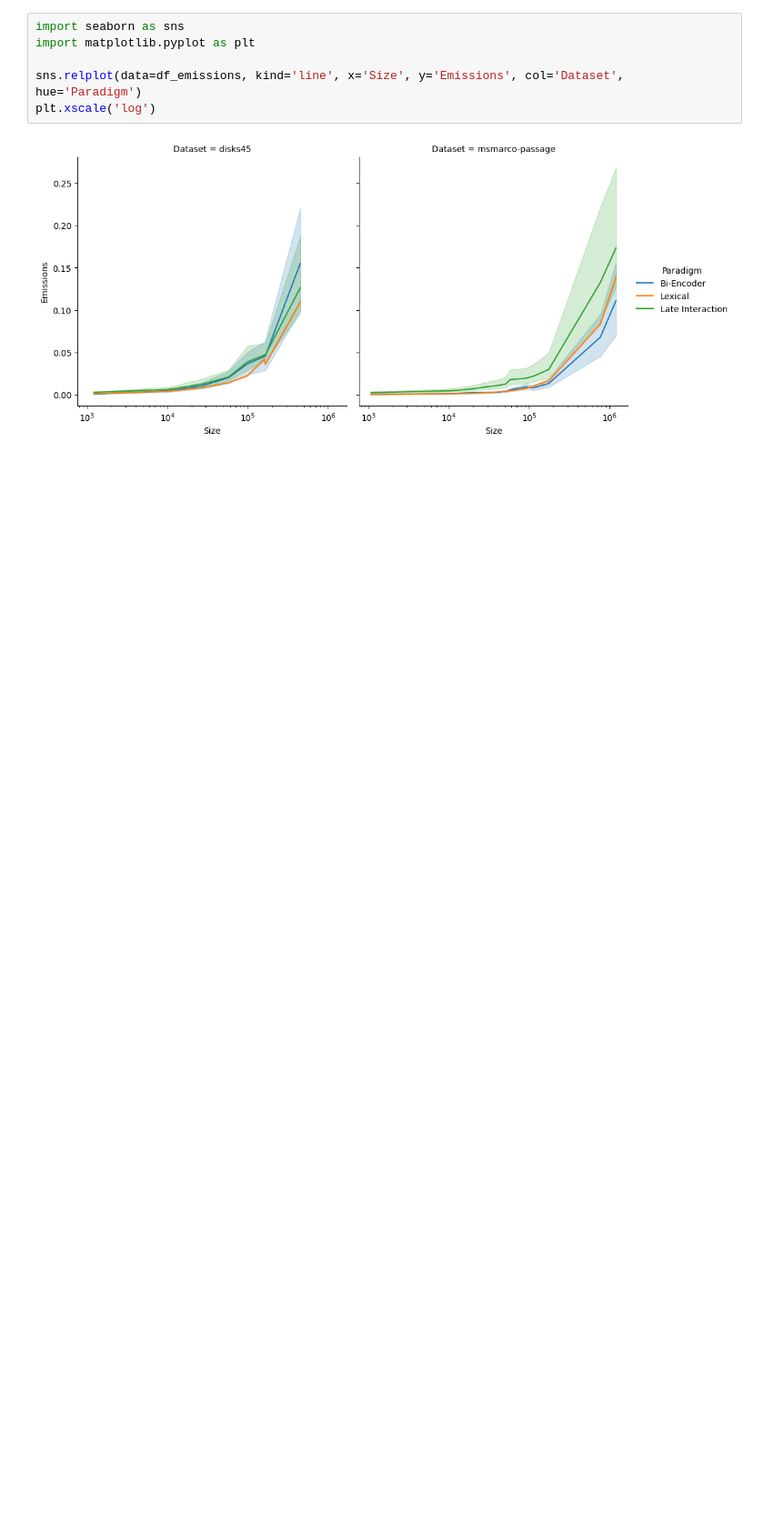
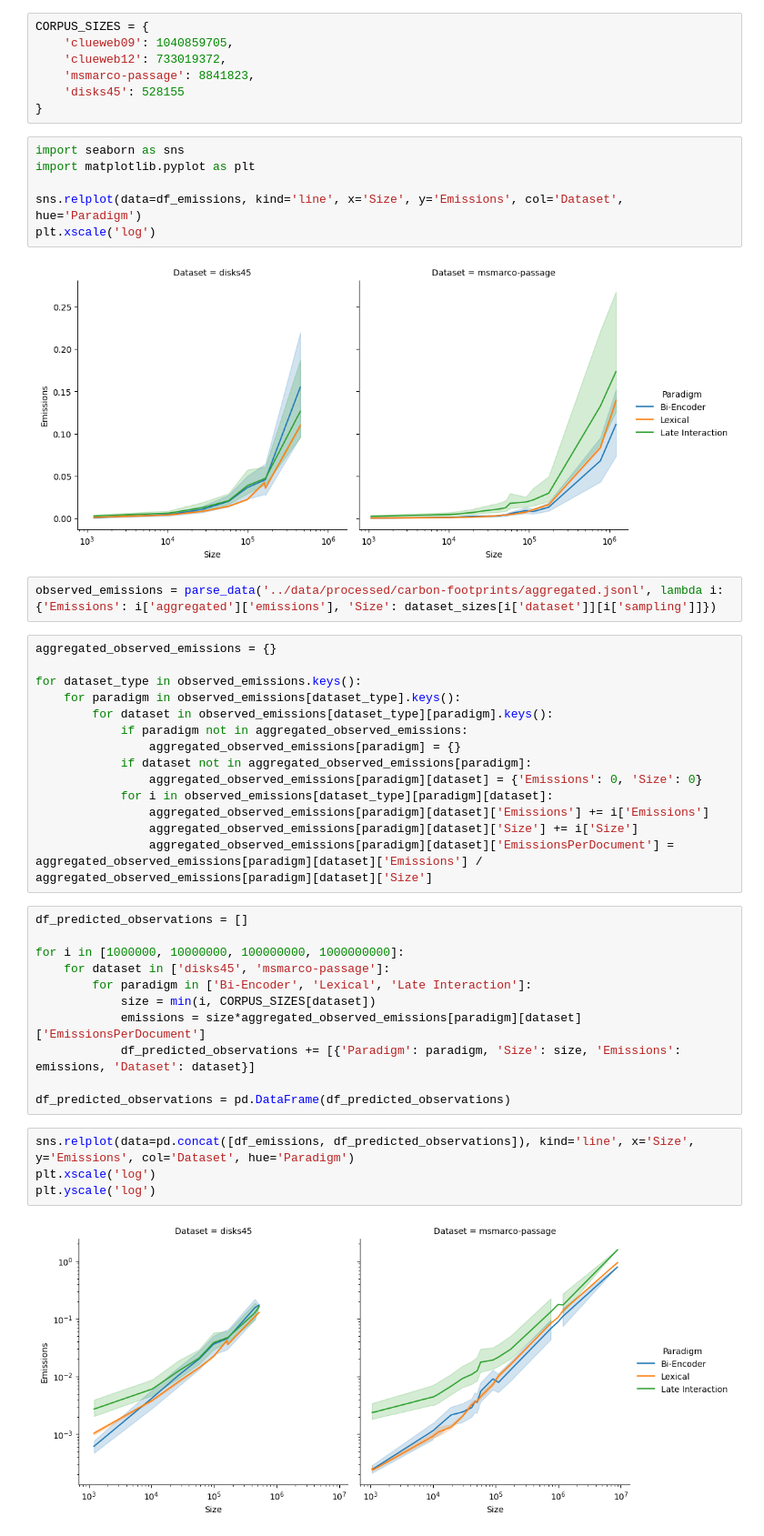
Before and after one commit to webis-de/ecir25-corpus-subsampling, a Jupyter notebook: notebooks/carbon-footprint-eval.ipynb, the cells around one changed output. Shown: that part at 91% size. Drawn from its saved outputs; the diff is of its cells as text; blank space fills up the shorter version.

```diff
--- a/notebooks/carbon-footprint-eval.ipynb
+++ b/notebooks/carbon-footprint-eval.ipynb
@@ -104,6 +104,13 @@ def to_emission_rows(df):
 df_emissions = parse_data('../data/processed/carbon-footprints/aggregated.jsonl', lambda i: {'Emissions': i['aggregated']['emissions'], 'Size': dataset_sizes[i['dataset']][i['sampling']]})
 
 df_emissions = to_emission_rows(df_emissions)
+# %%
+CORPUS_SIZES = {
+    'clueweb09': 1040859705,
+    'clueweb12': 733019372,
+    'msmarco-passage': 8841823,
+    'disks45': 528155
+}
 # %%
 import seaborn as sns
 import matplotlib.pyplot as plt
@@ -112,3 +119,36 @@ sns.relplot(data=df_emissions, kind='line', x='Size', y='Emissions', col='Datase
 plt.xscale('log')
 # %% [output]
 [figure]
+# %%
+observed_emissions = parse_data('../data/processed/carbon-footprints/aggregated.jsonl', lambda i: {'Emissions': i['aggregated']['emissions'], 'Size': dataset_sizes[i['dataset']][i['sampling']]})
+# %%
+aggregated_observed_emissions = {}
+
+for dataset_type in observed_emissions.keys():
+    for paradigm in observed_emissions[dataset_type].keys():
+        for dataset in observed_emissions[dataset_type][paradigm].keys():
+            if paradigm not in aggregated_observed_emissions:
+                aggregated_observed_emissions[paradigm] = {}
+            if dataset not in aggregated_observed_emissions[paradigm]:
+                aggregated_observed_emissions[paradigm][dataset] = {'Emissions': 0, 'Size': 0}
+            for i in observed_emissions[dataset_type][paradigm][dataset]:
+                aggregated_observed_emissions[paradigm][dataset]['Emissions'] += i['Emissions']
+                aggregated_observed_emissions[paradigm][dataset]['Size'] += i['Size']
+                aggregated_observed_emissions[paradigm][dataset]['EmissionsPerDocument'] = aggregated_observed_emissions[paradigm][dataset]['Emissions'] / aggregated_observed_emissions[paradigm][dataset]['Size']
+# %%
+df_predicted_observations = []
+
+for i in [1000000, 10000000, 100000000, 1000000000]:
+    for dataset in ['disks45', 'msmarco-passage']:
+        for paradigm in ['Bi-Encoder', 'Lexical', 'Late Interaction']:
+            size = min(i, CORPUS_SIZES[dataset])
+            emissions = size*aggregated_observed_emissions[paradigm][dataset]['EmissionsPerDocument']
+            df_predicted_observations += [{'Paradigm': paradigm, 'Size': size, 'Emissions': emissions, 'Dataset': dataset}]
+
+df_predicted_observations = pd.DataFrame(df_predicted_observations)
+# %%
+sns.relplot(data=pd.concat([df_emissions, df_predicted_observations]), kind='line', x='Size', y='Emissions', col='Dataset', hue='Paradigm')
+plt.xscale('log')
+plt.yscale('log')
+# %% [output]
+[figure, added]
```
